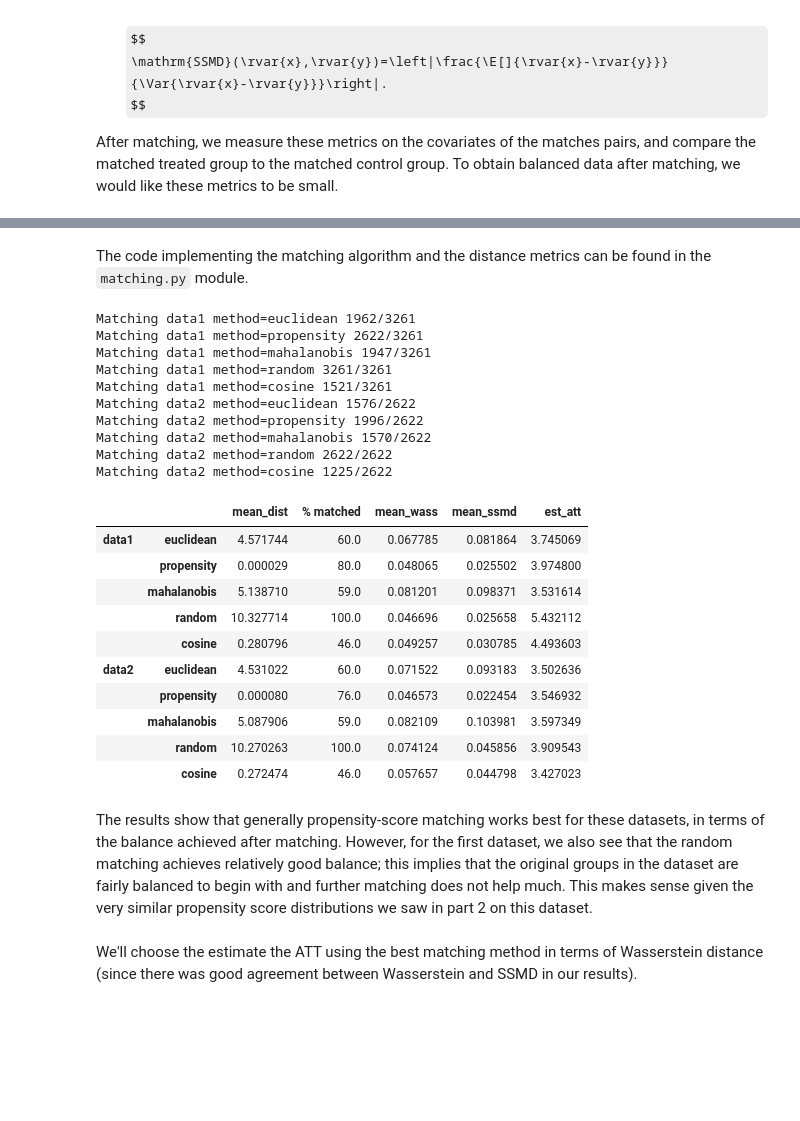
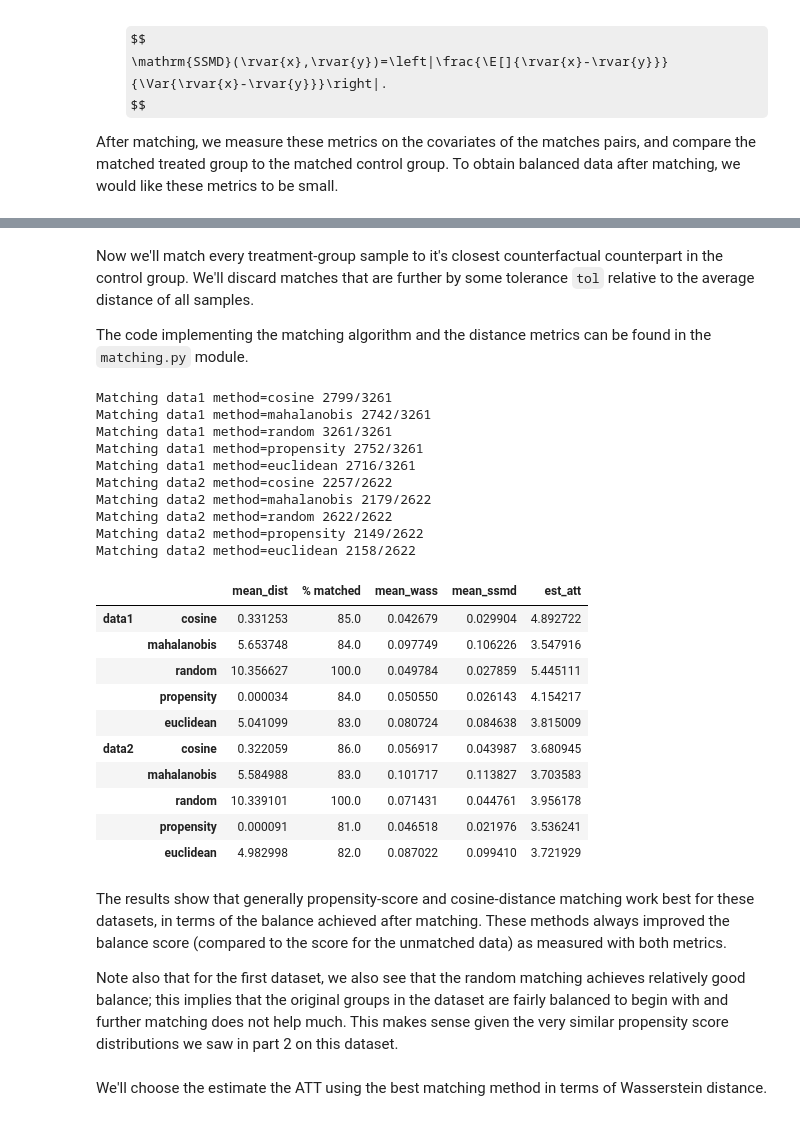
Before and after one commit to avivrosenberg/causal-inference-hw, a Jupyter notebook: hw3/hw3.ipynb, the cells around one changed output, grey strips where cells are left out. Drawn from its saved outputs; the diff is of its cells as text; code cells hidden in the pictures; some formulas as TeX source; blank space fills up the shorter version.

Commit message:
hw3 matching: clean up code and add more explanations

```diff
--- a/hw3/hw3.ipynb
+++ b/hw3/hw3.ipynb
@@ -737,0 +740,12 @@ To obtain balanced data after matching, we would like these metrics to be small.
+# %%
+balance_metrics = ['wass', 'ssmd']
+df_balance = pd.DataFrame(columns=pd.MultiIndex.from_product([dataset_names, balance_metrics]))
+
+for i, df in enumerate(dataframes_cs):
+    X, y, t, p = get_training_data(df, scale_covariates=True)
+    X_treat, X_ctrl = X[t == 1], X[t == 0]
+
+    df_balance[(dataset_names[i], 'wass')] = wass_dist(X_treat, X_ctrl)
+    df_balance[(dataset_names[i], 'ssmd')] = ssmd_dist(X_treat, X_ctrl)
+
+df_balance.describe()
@@ -738,11 +763,14 @@ To obtain balanced data after matching, we would like these metrics to be small.
 # %% [markdown]
+Now we'll match every treatment-group sample to it's closest counterfactual counterpart in the control group.
+We'll discard matches that are further by some tolerance `tol` relative to the average distance of all samples.
+
 The code implementing the matching algorithm and the distance metrics can be found in the `matching.py` module.
 # %%
 from hw3.matching import covariate_matching, propensity_matching, ssmd_dist, wass_dist
 import hw3.att as att
 
 # Distance tolerance is relative to average distance per metric
-tol = 1.
+tol = 1.25
 matching_methods = {'random', 'cosine', 'euclidean', 'mahalanobis', 'propensity'}
 
 # DataFrame for matching results
@@ -750,61 +778,61 @@ df_matching = pd.DataFrame(columns=pd.MultiIndex.from_product([dataset_names, ma
 
 for i, df in enumerate(dataframes_cs):
     # Get data
     X, y, t, p = get_training_data(df, scale_covariates=True)
     X_treat = X[t == 1]
 
     for method in matching_methods:
         if method == 'propensity':
             X_ctrl_m, X_treat_m, idx_ctrl_m, idx_treat_m, dists = propensity_matching(X, t, p, tol=tol)
 
         else:
             X_ctrl_m, X_treat_m, idx_ctrl_m, idx_treat_m, dists = covariate_matching(X, t, method, tol=tol)
 
         print(f'Matching {dataset_names[i]} method={method} {len(X_treat_m)}/{len(X_treat)}')
 
         # Metrics
         mean_dist = np.mean(dists)
         pct_matched = int(len(X_treat_m)/len(X_treat)*100)
         mean_wass = np.mean(wass_dist(X_treat_m, X_ctrl_m))
         mean_ssmd = np.mean(ssmd_dist(X_treat_m, X_ctrl_m))
         est_att = att.matching(y, idx_treat_m, idx_ctrl_m)
         df_matching[(dataset_names[i], method)] = [mean_dist, pct_matched, mean_wass, mean_ssmd, est_att]
 
 df_matching.index = ['mean_dist', '% matched', 'mean_wass','mean_ssmd', 'est_att']
 df_matching = df_matching.transpose()
 df_matching
 # %% [output]
-Matching data1 method=euclidean 1962/3261
-Matching data1 method=propensity 2622/3261
-Matching data1 method=mahalanobis 1947/3261
+Matching data1 method=cosine 2799/3261
+Matching data1 method=mahalanobis 2742/3261
 Matching data1 method=random 3261/3261
-Matching data1 method=cosine 1521/3261
-Matching data2 method=euclidean 1576/2622
-Matching data2 method=propensity 1996/2622
-Matching data2 method=mahalanobis 1570/2622
+Matching data1 method=propensity 2752/3261
+Matching data1 method=euclidean 2716/3261
+Matching data2 method=cosine 2257/2622
+Matching data2 method=mahalanobis 2179/2622
 Matching data2 method=random 2622/2622
-Matching data2 method=cosine 1225/2622
+Matching data2 method=propensity 2149/2622
+Matching data2 method=euclidean 2158/2622
 |  |  | mean_dist | % matched | mean_wass | mean_ssmd | est_att |
-| data1 | euclidean | 4.571744 | 60.0 | 0.067785 | 0.081864 | 3.745069 |
-|  | propensity | 0.000029 | 80.0 | 0.048065 | 0.025502 | 3.974800 |
-|  | mahalanobis | 5.138710 | 59.0 | 0.081201 | 0.098371 | 3.531614 |
-|  | random | 10.327714 | 100.0 | 0.046696 | 0.025658 | 5.432112 |
-|  | cosine | 0.280796 | 46.0 | 0.049257 | 0.030785 | 4.493603 |
-| data2 | euclidean | 4.531022 | 60.0 | 0.071522 | 0.093183 | 3.502636 |
-|  | propensity | 0.000080 | 76.0 | 0.046573 | 0.022454 | 3.546932 |
-|  | mahalanobis | 5.087906 | 59.0 | 0.082109 | 0.103981 | 3.597349 |
-|  | random | 10.270263 | 100.0 | 0.074124 | 0.045856 | 3.909543 |
-|  | cosine | 0.272474 | 46.0 | 0.057657 | 0.044798 | 3.427023 |
+| data1 | cosine | 0.331253 | 85.0 | 0.042679 | 0.029904 | 4.892722 |
+|  | mahalanobis | 5.653748 | 84.0 | 0.097749 | 0.106226 | 3.547916 |
+|  | random | 10.356627 | 100.0 | 0.049784 | 0.027859 | 5.445111 |
+|  | propensity | 0.000034 | 84.0 | 0.050550 | 0.026143 | 4.154217 |
+|  | euclidean | 5.041099 | 83.0 | 0.080724 | 0.084638 | 3.815009 |
+| data2 | cosine | 0.322059 | 86.0 | 0.056917 | 0.043987 | 3.680945 |
+|  | mahalanobis | 5.584988 | 83.0 | 0.101717 | 0.113827 | 3.703583 |
+|  | random | 10.339101 | 100.0 | 0.071431 | 0.044761 | 3.956178 |
+|  | propensity | 0.000091 | 81.0 | 0.046518 | 0.021976 | 3.536241 |
+|  | euclidean | 4.982998 | 82.0 | 0.087022 | 0.099410 | 3.721929 |
 # %% [markdown]
-The results show that generally propensity-score matching works best for these datasets,
-in terms of the balance achieved after matching.
-However, for the first dataset, we also see that the random matching achieves relatively good balance;
+The results show that generally propensity-score and cosine-distance matching work best for these datasets,
+in terms of the balance achieved after matching. These methods always improved the balance score
+(compared to the score for the unmatched data) as measured with both metrics.
+
+Note also that for the first dataset, we also see that the random matching achieves relatively good balance;
 this implies that the original groups in the dataset are fairly balanced to begin with and further matching does
-not help much.
-This makes sense given the very similar propensity score distributions we saw in part 2 on this dataset.
+not help much. This makes sense given the very similar propensity score distributions we saw in part 2 on this dataset.
 # %% [markdown]
-We'll choose the estimate the ATT using the best matching method in terms of Wasserstein distance
-(since there was good agreement between Wasserstein and SSMD in our results).
+We'll choose the estimate the ATT using the best matching method in terms of Wasserstein distance.
 # %%
 metric = 'mean_wass'
 df_att_results['matching'] = float('nan')
```
Also changed, not shown: parts of 11 cells of this notebook, 1 other file.
